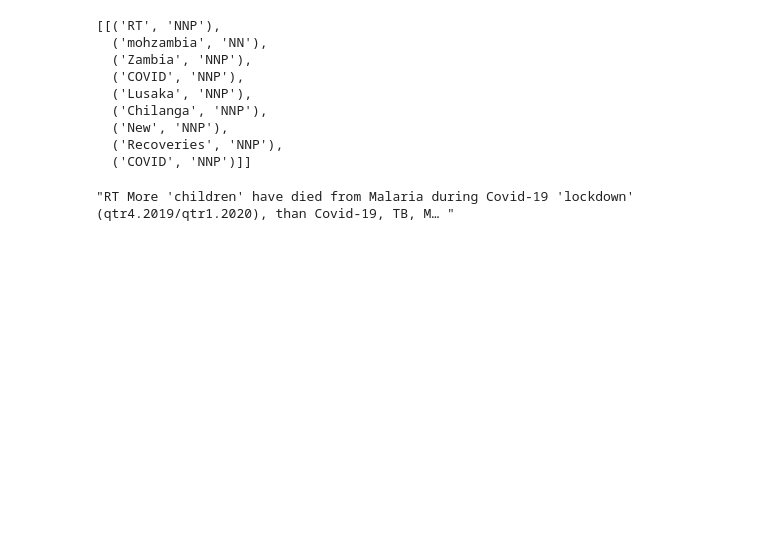
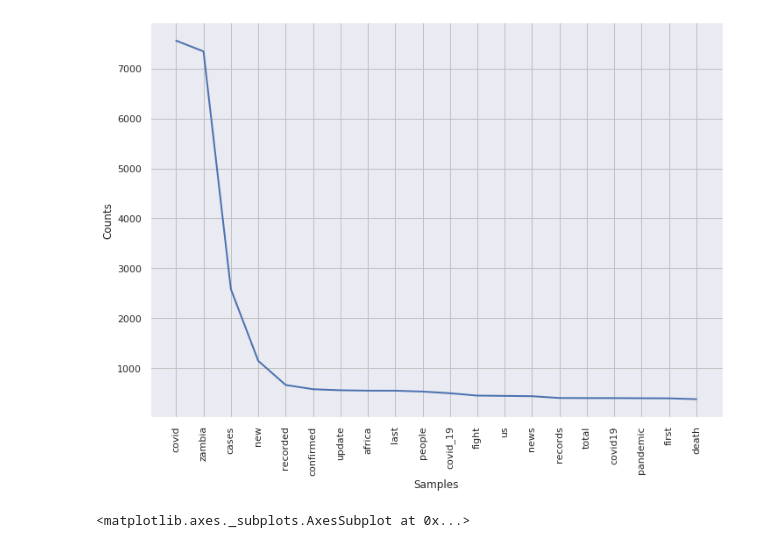
Before and after one commit to ayamlearning/COVID19_Sentiment_Analysis, a Jupyter notebook: EDA.ipynb, the cells around one changed output. Saved outputs shown, nothing was run; the diff lists cells and outputs as text; code cells hidden in the pictures; blank space fills up the shorter version.

```diff
--- a/EDA.ipynb
+++ b/EDA.ipynb
@@ -30,12 +14,0 @@ df.sample(5)
-# %%
-tokenize(df['text'][1])
-# %% [output]
-[[('RT', 'NNP'),
-  ('mohzambia', 'NN'),
-  ('Zambia', 'NNP'),
-  ('COVID', 'NNP'),
-  ('Lusaka', 'NNP'),
-  ('Chilanga', 'NNP'),
-  ('New', 'NNP'),
-  ('Recoveries', 'NNP'),
-  ('COVID', 'NNP')]]
@@ -81,4 +15,23 @@ def remove_username_and_RT(txt):
-# %%
-remove_username_and_RT(df['text'][2])
-# %% [output]
-"RT More 'children' have died from Malaria during Covid-19 'lockdown' (qtr4.2019/qtr1.2020), than Covid-19, TB, M… "
+# %%
+merged_text_col=merge_df_col_val(df["text"])
+remove_RT_from_text=remove_RT(merged_text_col)
+punct_rmvd_from_txt=remove_punct_marks(merged_text_col)
+stp_wrds_rmvd_from_txt=remove_stop_words(punct_rmvd_from_txt)
+meanless_wrds_rmvd_from_txt=remove_meaninglesswords(stp_wrds_rmvd_from_txt)
+rmv_numbers_from_txt=remove_numeric(meanless_wrds_rmvd_from_txt)
+# %%
+import matplotlib.pyplot as plt
+import seaborn as sns
+
+%matplotlib inline
+
+sns.set(rc={'figure.figsize':(11.7,8.27)})
+sns.set_style('darkgrid')
+
+#create freq and dist plot
+words=rmv_numbers_from_txt.split(" ")
+nlp_words=nltk.FreqDist(words)
+nlp_words.plot(20)
+# %% [output]
+[figure, added]
+<matplotlib.axes._subplots.AxesSubplot at 0x...>
```
Also changed, not shown: parts of 25 cells of this notebook.
